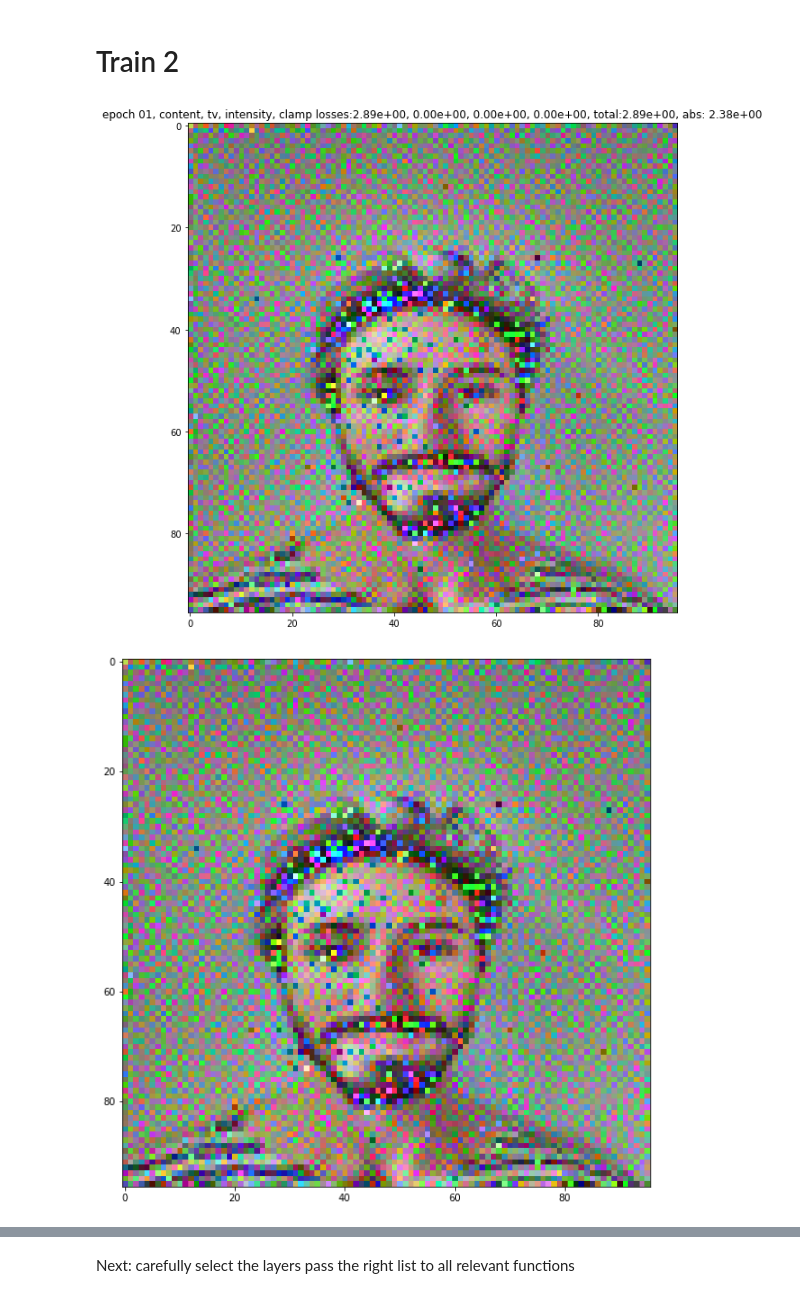
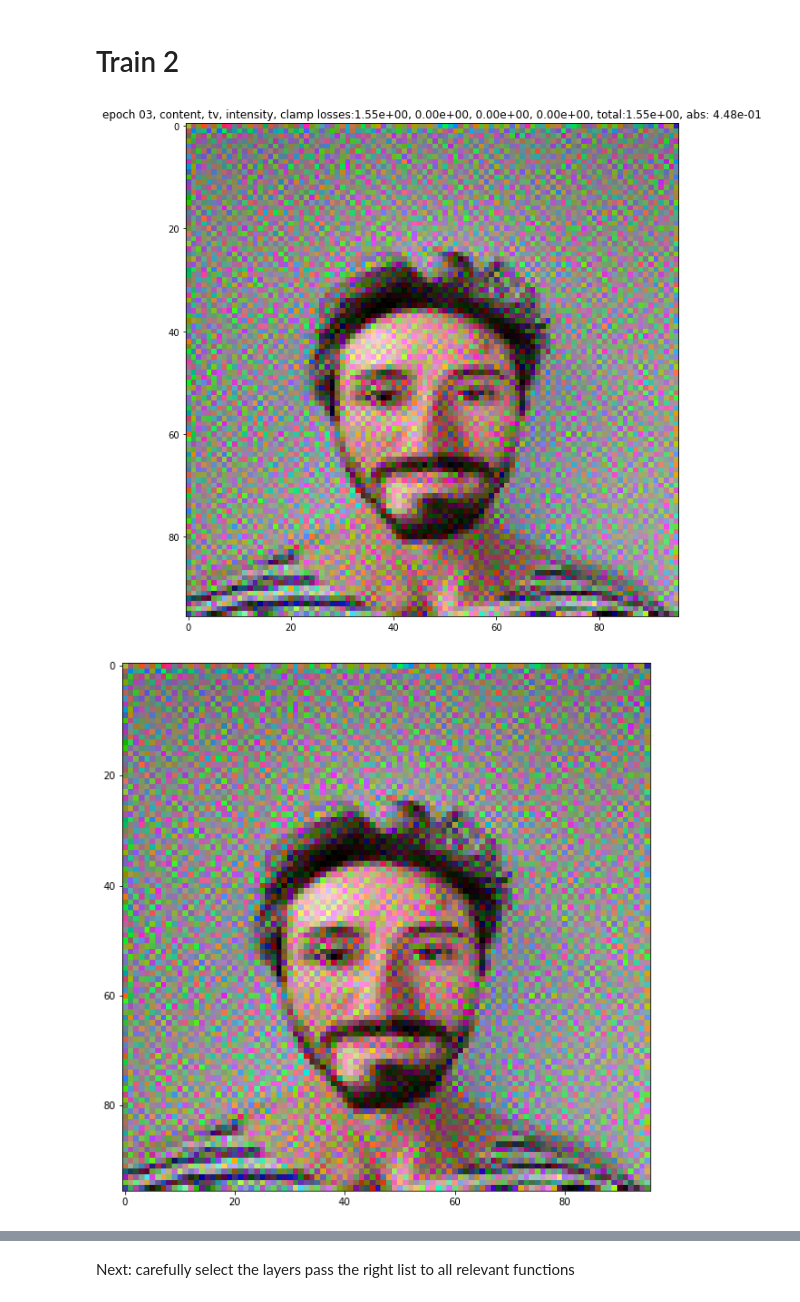
Before and after one commit to abauville/Neural_style_transfer, a Jupyter notebook: Blog03_Transfer.ipynb, the cells around one changed output, grey strips where cells are left out. Saved outputs shown, nothing was run; the diff lists cells and outputs as text; code cells hidden in the pictures.

```diff
--- a/Blog03_Transfer.ipynb
+++ b/Blog03_Transfer.ipynb
@@ -410,8 +382,8 @@ Using device: cpu
 
 # Images
 # content_im = skimage.io.imread("https://github.com/scijs/baboon-image/blob/master/baboon.png?raw=true")
-content_im = skimage.io.imread("https://github.com/abauville/Neural_style_transfer/blob/main/Data/IMG_20210617_094559.jpg?raw=true")
-style_im = skimage.io.imread("https://github.com/abauville/Neural_style_transfer/blob/main/Data/matisse_cat.jpeg?raw=true")
+# content_im = skimage.io.imread("https://github.com/abauville/Neural_style_transfer/blob/main/Data/IMG_20210617_094559.jpg?raw=true")
+# style_im = skimage.io.imread("https://github.com/abauville/Neural_style_transfer/blob/main/Data/matisse_cat.jpeg?raw=true")
 # content_im = skimage.io.imread("https://github.com/abauville/Neural_style_transfer/blob/main/Data/matisse_cat.jpeg?raw=true")
 # content_im = skimage.io.imread("https://images.creativemarket.com/0.1.0/ps/229921/580/435/m1/fpnw/wm0/texture_brick_wall_by_mipistock-d85g99q-(2)-.jpg?1415298838&s=3863fa0ee7d914425b7621f2753bdc1c")
 
@@ -449,7 +421,6 @@ loss_fn = Losses(content_list[0](),
                  style_weight = 0.0,
                  tv_weight_ini=0.0,
                  int_weight_ini=0.0,
-                 clamp_weight_ini=0.0,
                  weight_adjust_bounds=[0.01, 0.1],
                  weight_adjust_fac=[1.5, 0.75])
 
@@ -485,14 +456,14 @@ def closure():
                    content_list_weights,
                    style_deltas=[])
 #     print(loss_fn.content_loss)
-    print(fm_gen[7][0,0,0,0], loss_fn.content_loss, img_gen()[0,0,0,0])
+#     print(fm_gen[7][0,0,0,0], loss_fn.content_loss, img_gen()[0,0,0,0])
 #     print(optimizer.state_dict())
     loss.backward()
     return loss
 
 last_loss = 1e10
 frame = 0
-for i in range(2):
+for i in range(4):
     print(f"epoch {i:03d}")
     # weights = content_list_weights * (0.5+np.random.rand(*content_list_weights.shape))
     # if i<jitter_nsteps:
@@ -534,35 +505,35 @@ for i in range(2):
             clear_output(wait = True)
             display(fig)
 
             # plt.savefig(f"./Output/Frame{frame:05d}")
             # frame += 1
 
             if loss_fn.total_loss<abs_loss_limit and loss_fn.clamp_loss<1e-8:
                 clear_output(wait = True)
                 print(f'success: absolute loss limit ({abs_loss_limit:.1e}) reached')
                 break
             if torch.abs(last_loss-loss_fn.total_loss)<rel_loss_limit and loss_fn.clamp_loss<1e-8:
                 clear_output(wait = True)
                 print(f'stopped because relative loss limit ({rel_loss_limit:.1e})  was reached')
                 break
 
             if loss_fn.total_loss.isnan():
                 print(f'stopped because loss is NaN')
                 break
 
     last_loss = loss_fn.total_loss
 
 
 plt.clf()
 plt.imshow(img_gen.postprocess())
 # plt.title(f"epoch {i:02d}, content, style, tv, intensity losses: {content_weight*content_loss:.2e}, {style_weight*style_loss:.2e}, {tv_weight*tv_loss:.2e}, {int_weight*int_loss:.2e}")
 # plt.savefig(f"./Output/Frame{frame:05d}")
 frame += 1
 #     with torch.no_grad():
 #         img_gen.img.data.clamp_(0,1)
 # %% [output]
-[figure, old version]
+[figure, new version]
-[figure, old version]
+[figure, new version]
 # %%
 with torch.no_grad():
     print(len(np.argwhere(img_gen().numpy()==0.0)))
```
Also changed, not shown: parts of 5 cells of this notebook.
